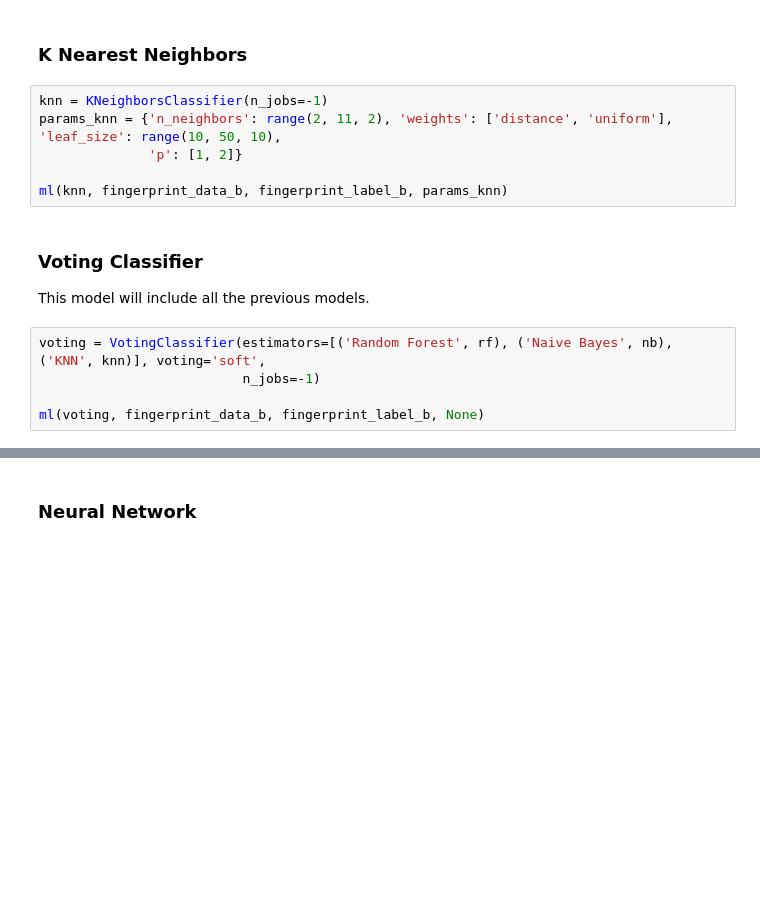
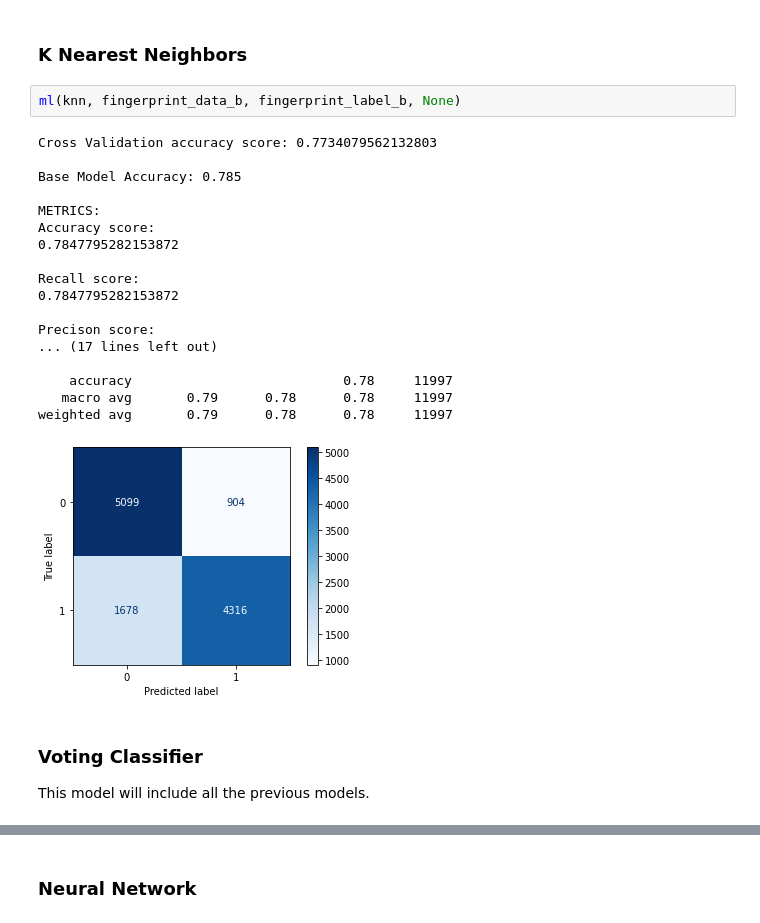
Before and after one commit to TiagoS16/SIB_SMILES, a Jupyter notebook: src/smiles/scripts/Etapa3.ipynb, the cells around one changed output, grey strips where cells are left out. Drawn from its saved outputs; the diff is of its cells as text; blank space fills up the shorter version.

```diff
--- a/src/smiles/scripts/Etapa3.ipynb
+++ b/src/smiles/scripts/Etapa3.ipynb
@@ -195,16 +280,26 @@ ml(nb, fingerprint_data_b, fingerprint_label_b, None)
 # %% [markdown]
 ### K Nearest Neighbors
-# %%
-knn = KNeighborsClassifier(n_jobs=-1)
-params_knn = {'n_neighbors': range(2, 11, 2), 'weights': ['distance', 'uniform'], 'leaf_size': range(10, 50, 10),
-              'p': [1, 2]}
-
-ml(knn, fingerprint_data_b, fingerprint_label_b, params_knn)
+# %%
+ml(knn, fingerprint_data_b, fingerprint_label_b, None)
+# %% [output]
+Cross Validation accuracy score: 0.7734079562132803
+
+Base Model Accuracy: 0.785
+
+METRICS:
+Accuracy score:
+0.7847795282153872
+
+Recall score:
+0.7847795282153872
+
+Precison score:
+... (17 lines left out)
+
+    accuracy                           0.78     11997
+   macro avg       0.79      0.78      0.78     11997
+weighted avg       0.79      0.78      0.78     11997
+[figure, added]
 # %% [markdown]
 ### Voting Classifier
 This model will include all the previous models.
-# %%
-voting = VotingClassifier(estimators=[('Random Forest', rf), ('Naive Bayes', nb), ('KNN', knn)], voting='soft',
-                          n_jobs=-1)
-
-ml(voting, fingerprint_data_b, fingerprint_label_b, None)
```
Also changed, not shown: parts of 39 cells of this notebook.
